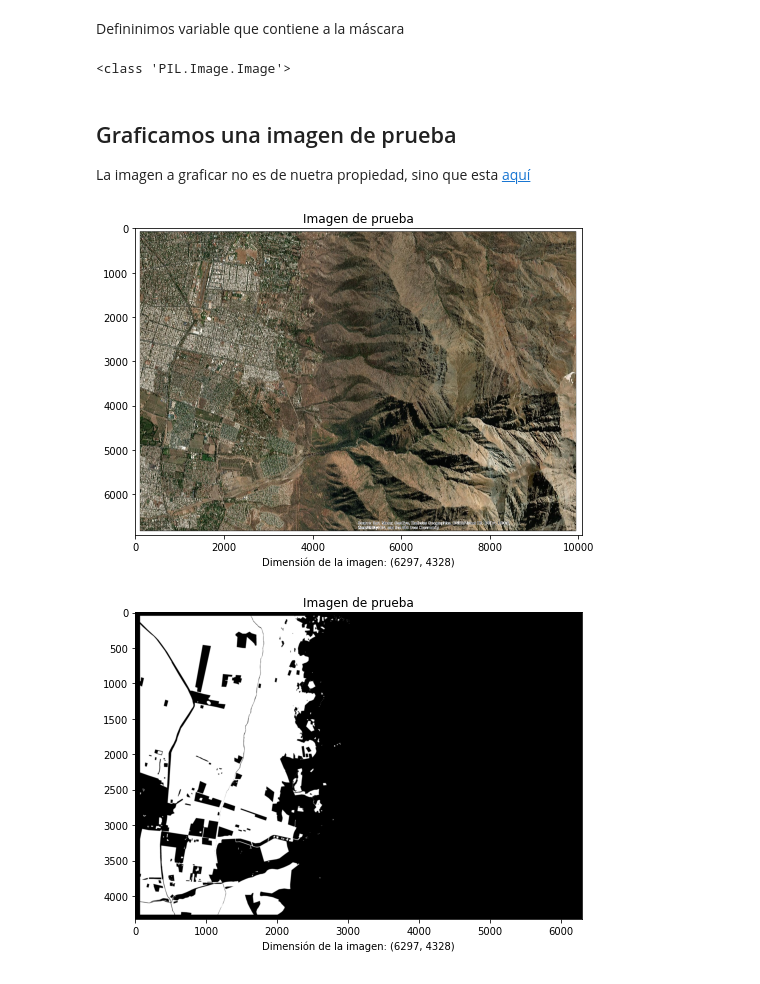
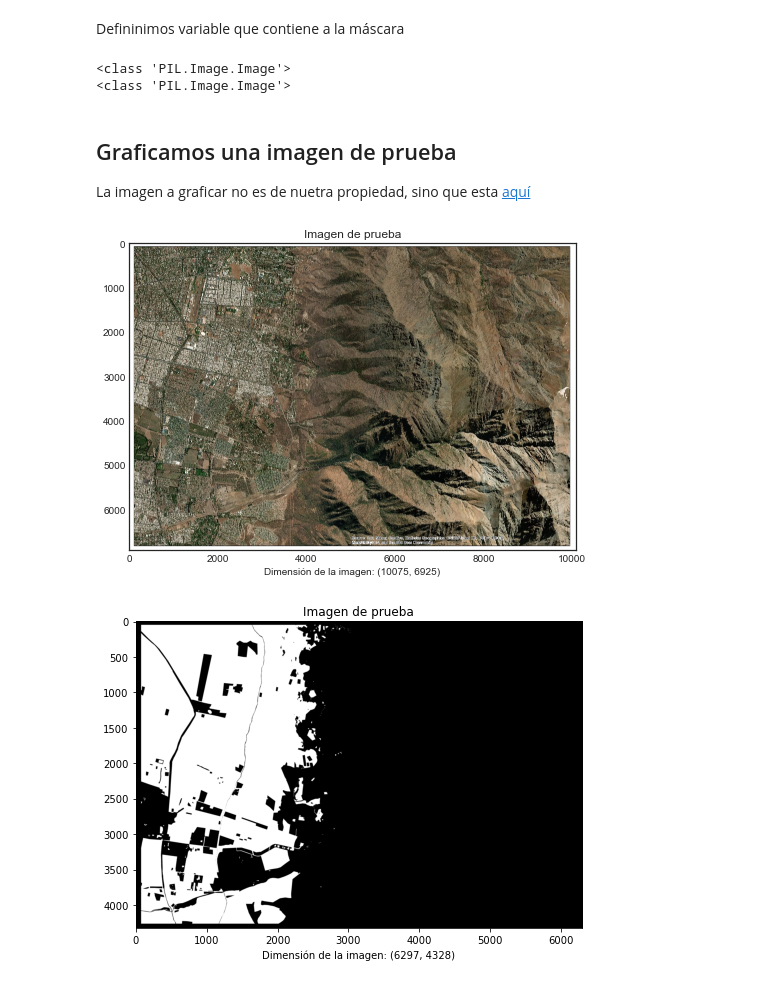
Before and after one commit to jbekios/segmetation-geology, a Jupyter notebook: Notebook_Proyecto.ipynb, the cells around one changed output. Drawn from its saved outputs; the diff is of its cells as text; code cells hidden in the pictures.

```diff
--- a/Notebook_Proyecto.ipynb
+++ b/Notebook_Proyecto.ipynb
@@ -51,8 +51,11 @@ Defininimos variable que contiene a la máscara
 # %%
 urban_mask  = images[4]; print(type(urban_mask))
 urban_numpy = np_images[4]
+origin_image = images[3]; print(type(origin_image))
+origin_numpy = np_images[3]
 # %% [output]
 <class 'PIL.Image.Image'>
+<class 'PIL.Image.Image'>
 # %% [markdown]
 ## Graficamos una imagen de prueba
 
@@ -60,11 +63,11 @@ La imagen a graficar no es de nuetra propiedad, sino que esta [aquí](https://es
 # %%
 plt.figure(num=1, figsize=(8, 6))
 plt.title('Imagen de prueba')
 plt.imshow(images[3])
-plt.xlabel(f'Dimensión de la imagen: {images[4].size}')
+plt.xlabel(f'Dimensión de la imagen: {images[3].size}')
 plt.show() # Para no mostrar etiqueta <matplotlib.image.AxesImage at....>
 # %% [output]
-[figure, old version]
+[figure, new version]
 # %%
 plt.figure(num=1, figsize=(8, 6))
 plt.title('Imagen de prueba')
```
Also changed, not shown: parts of 24 cells of this notebook.
